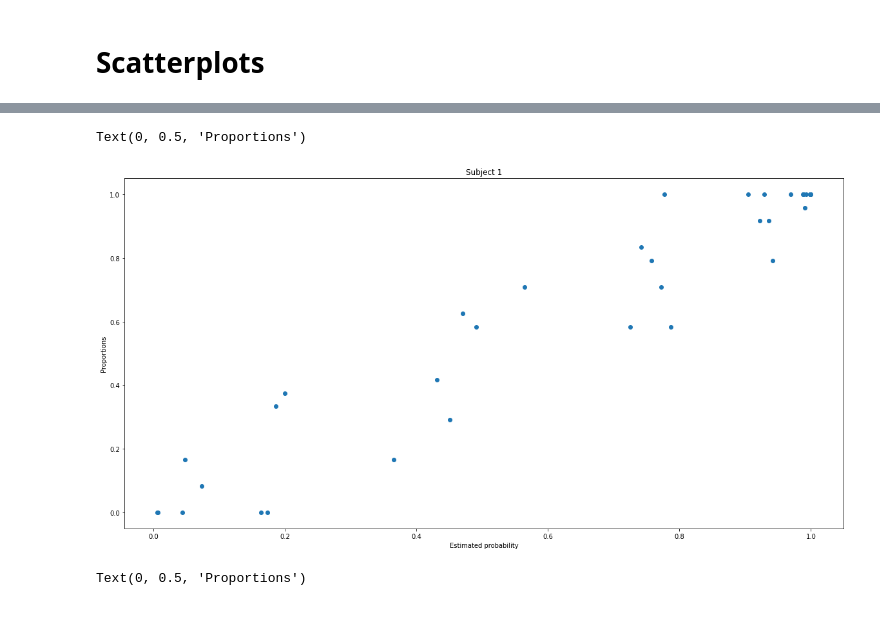
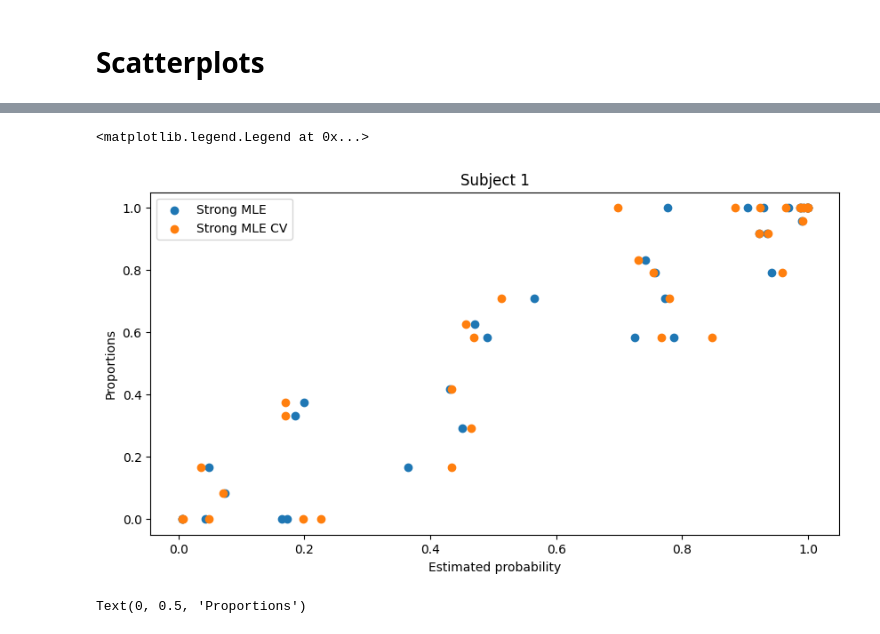
Before and after one commit to s180820/CogMod3, a Jupyter notebook: Part_2.ipynb, the cells around one changed output, grey strips where cells are left out. Saved outputs shown, nothing was run; the diff lists cells and outputs as text; code cells hidden in the pictures.

```diff
--- a/Part_2.ipynb
+++ b/Part_2.ipynb
@@ -368,7 +368,7 @@ def early_BCI_2(params, d, test):
     L = []
     for i in range(5):
         for j in range(5):
-            L.append(np.log(stats.binom.pmf(x_av.iloc[i,j], NUM_RESPONSES, Pav[i,j])*c + stats.binom.pmf(x_av.iloc[i,j], NUM_RESPONSES, Pa_av[i,j])*(1-c)))
+            L.append(np.log(stats.binom.pmf(x_av.iloc[i,j], NUM_RESPONSES, Pa_av[i,j])))
 
     #L = np.resize(L, (5,5))
     nll = np.concatenate((np.log(stats.binom.pmf(x_a, NUM_RESPONSES, Pa)), np.log(stats.binom.pmf(x_v, NUM_RESPONSES, Pv)), L))
@@ -482,5 +470,5 @@ TEST ERR DATA 4 120.10183988531423
 # %%
-p_4_mle = []
+p_mle_s = []
 
 for s in range(5):
     test_err = []
@@ -490,7 +478,7 @@ for s in range(5):
         m = minimize(log_likelihood_gaussian_2, [1,1,1,1], args=(data[s], i))
         training_err.append(m.fun)
         test_err.append(compute_binom_mle(m.x, data[s], i))
-        #p_4_mle_s.append(calculate_p_mle([m])[0][i])
+        p_mle_s.append(calculate_p_mle([m])[0][i])
 
     #p_4_mle.append(p_4_mle_s)
     print("TRAINING ERR DATA", s , np.mean(training_err))
@@ -531,2 +506,4 @@ def calculate_p_mle(subject):
 # %%
 ps_2 = calculate_p_mle([s_mle_0,s_mle_1,s_mle_2,s_mle_3,s_mle_4])
+# %%
+p_mle_s = np.reshape(p_mle_s, (5,35))
@@ -533,12 +525,14 @@ ps_2 = calculate_p_mle([s_mle_0,s_mle_1,s_mle_2,s_mle_3,s_mle_4])
 # %%
-plt.figure()
+plt.figure(figsize=(10,5))
 plt.scatter(ps_2[0], (data[0]/24).reshape((35,1)))
+plt.scatter(p_mle_s[0], (data[0]/24).reshape((35,1)))
 plt.title('Subject 1')
 plt.xlabel('Estimated probability')
 plt.ylabel('Proportions')
+plt.legend(["Strong MLE", "Strong MLE CV"])
 # %% [output]
-Text(0, 0.5, 'Proportions')
+<matplotlib.legend.Legend at 0x...>
-[figure, old version]
+[figure, new version]
 # %%
 plt.figure()
 plt.scatter(ps_2[1], (data[1]/24).reshape((35,1)))
```
Also changed, not shown: parts of 8 cells of this notebook, 1 other file.
